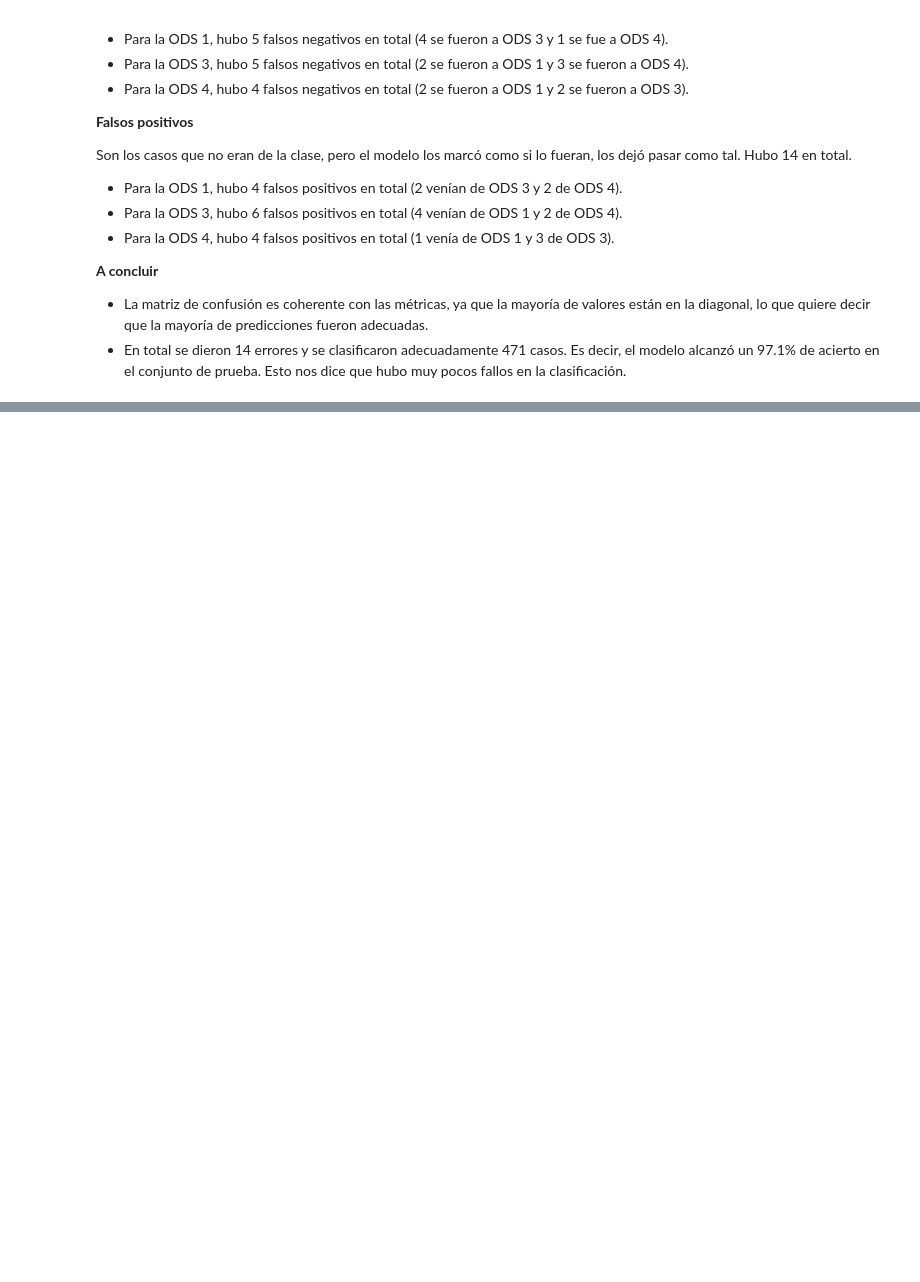
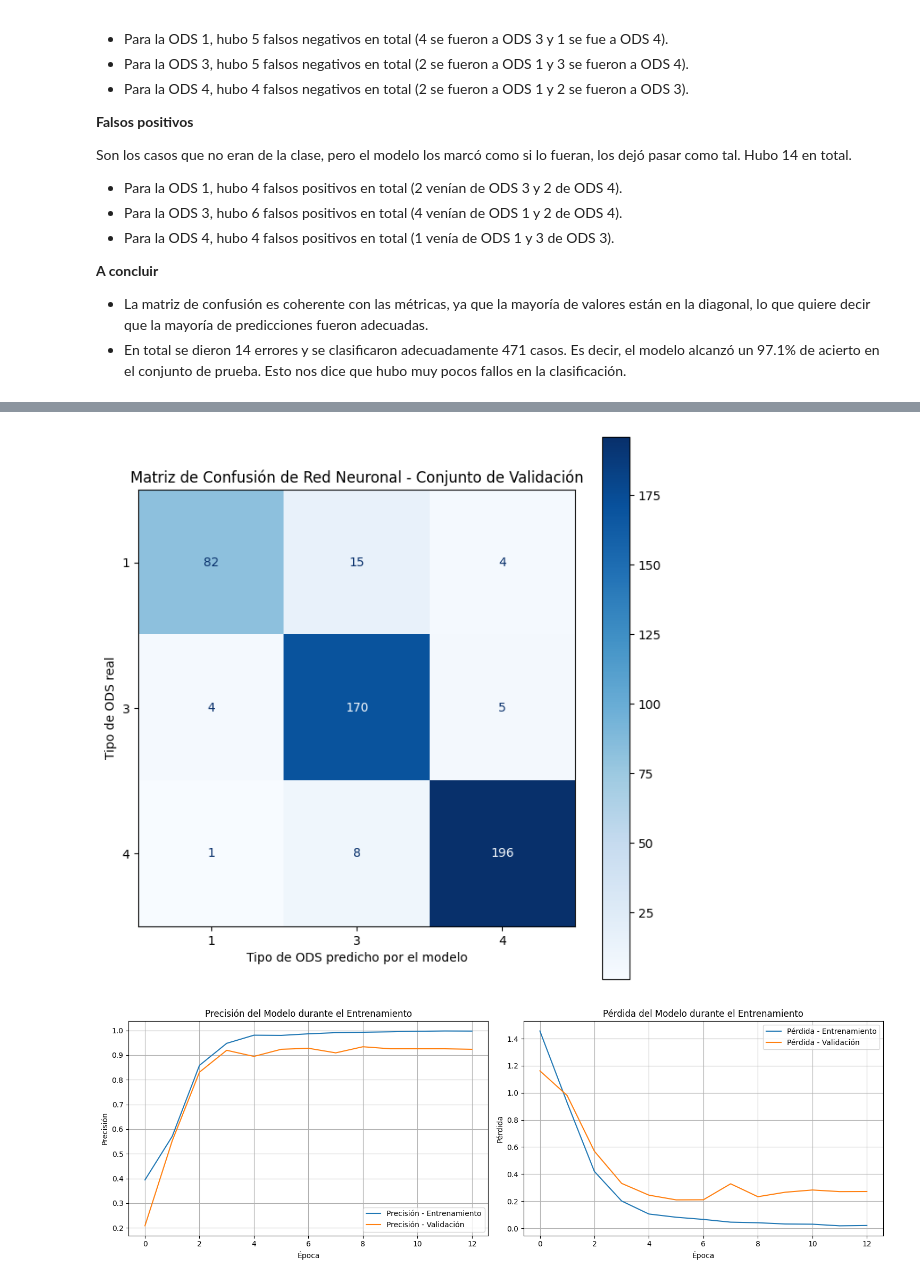
Before and after one commit to AnaHernandez20/Proyecto1E1-BI, a Jupyter notebook: Etapa1_ODS.ipynb, the cells around one changed output, grey strips where cells are left out. Saved outputs shown, nothing was run; the diff lists cells and outputs as text; code cells hidden in the pictures; blank space fills up the shorter version.

```diff
--- a/Etapa1_ODS.ipynb
+++ b/Etapa1_ODS.ipynb
@@ -776,0 +1089,19 @@ El desbalance se usa con el parámetro `class_weight="balanced"` en la implement
+# %%
+from tensorflow.keras.utils import to_categorical
+
+# Convertir etiquetas a one-hot encoding
+# Primero mapeamos las etiquetas 1,3,4 a 0,1,2 para que sean consecutivas
+label_mapping = {1: 0, 3: 1, 4: 2}
+y_mapped = df_ods_aumentado['labels'].map(label_mapping)
+
+# Aplicar one-hot encoding
+y = to_categorical(y_mapped, num_classes=3)
+
+print("Forma de y después del one-hot encoding:", y.shape)
+print("Ejemplo de etiquetas one-hot:")
+print("Etiqueta original -> One-hot")
+for i in range(5):
+    original = df_ods_aumentado['labels'].iloc[i]
+    one_hot = y[i]
+    print(f"ODS {original} -> {one_hot}")
+y
@@ -776,0 +1301,59 @@ El desbalance se usa con el parámetro `class_weight="balanced"` en la implement
+# %%
+from sklearn.metrics import classification_report, confusion_matrix
+from sklearn.metrics import ConfusionMatrixDisplay
+
+# Mostrar métricas del modelo de Red Neuronal
+import matplotlib.pyplot as plt
+
+# Obtener las predicciones del conjunto de validación
+y_val_pred_classes = modelo_rnn.predict(X_val).argmax(axis=1)
+y_val_true = y_val.argmax(axis=1)
+
+# Convertir de vuelta a las etiquetas originales (1, 3, 4)
+label_mapping_reverse = {0: 1, 1: 3, 2: 4}
+y_val_true_original = [label_mapping_reverse[label] for label in y_val_true]
+y_val_pred_original = [label_mapping_reverse[label] for label in y_val_pred_classes]
+
+print("=== MÉTRICAS DEL MODELO DE RED NEURONAL ===")
+print("\nResultados en el conjunto de validación:")
+print(classification_report(y_val_true_original, y_val_pred_original, digits=3))
+
+# Matriz de confusión
+
+fig, ax = plt.subplots(figsize=(8, 8))
+cm_display = ConfusionMatrixDisplay.from_predictions(
+    y_val_true_original, y_val_pred_original,
+    cmap="Blues", ax=ax
+)
+ax.set_ylabel("Tipo de ODS real")
+ax.set_xlabel("Tipo de ODS predicho por el modelo")
+plt.title("Matriz de Confusión de Red Neuronal - Conjunto de Validación")
+plt.show()
+
+# Gráfico del historial de entrenamiento
+fig, (ax1, ax2) = plt.subplots(1, 2, figsize=(15, 5))
+
+# Precisión
+ax1.plot(history.history['accuracy'], label='Precisión - Entrenamiento')
+ax1.plot(history.history['val_accuracy'], label='Precisión - Validación')
+ax1.set_title('Precisión del Modelo durante el Entrenamiento')
+ax1.set_xlabel('Época')
+ax1.set_ylabel('Precisión')
+ax1.legend()
+ax1.grid(True)
+
+# Pérdida
+ax2.plot(history.history['loss'], label='Pérdida - Entrenamiento')
+ax2.plot(history.history['val_loss'], label='Pérdida - Validación')
+ax2.set_title('Pérdida del Modelo durante el Entrenamiento')
+ax2.set_xlabel('Época')
+ax2.set_ylabel('Pérdida')
+ax2.legend()
+ax2.grid(True)
+
+plt.tight_layout()
+plt.show()
+
+print(f"\nPrecisión final en validación: {max(history.history['val_accuracy']):.3f}")
+print(f"Número de épocas entrenadas: {len(history.history['loss'])}")
+# %% [output]
@@ -776,0 +1373,2 @@ El desbalance se usa con el parámetro `class_weight="balanced"` en la implement
+[figure, added]
+[figure, added]
```
Also changed, not shown: parts of 37 cells of this notebook, 1 other file.
